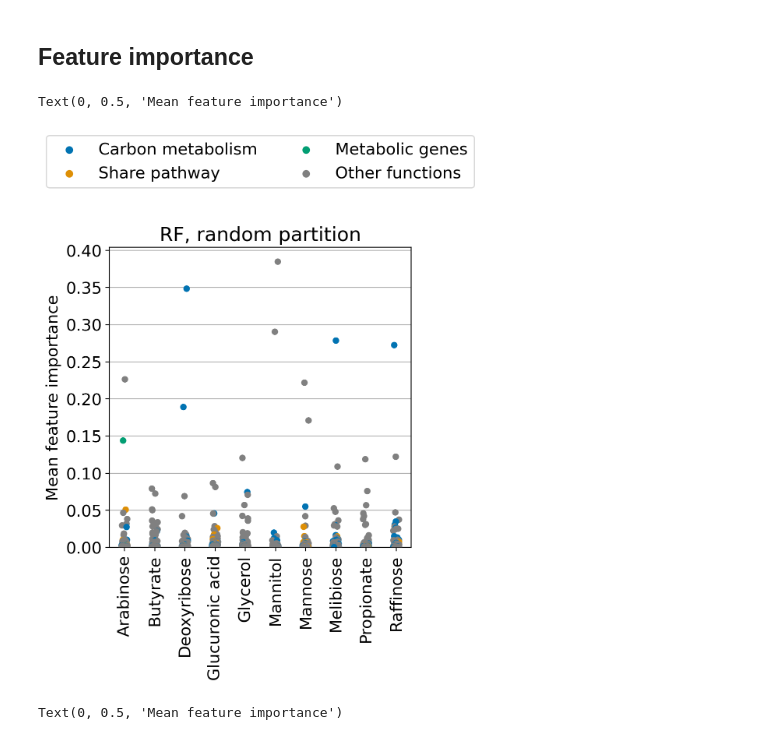
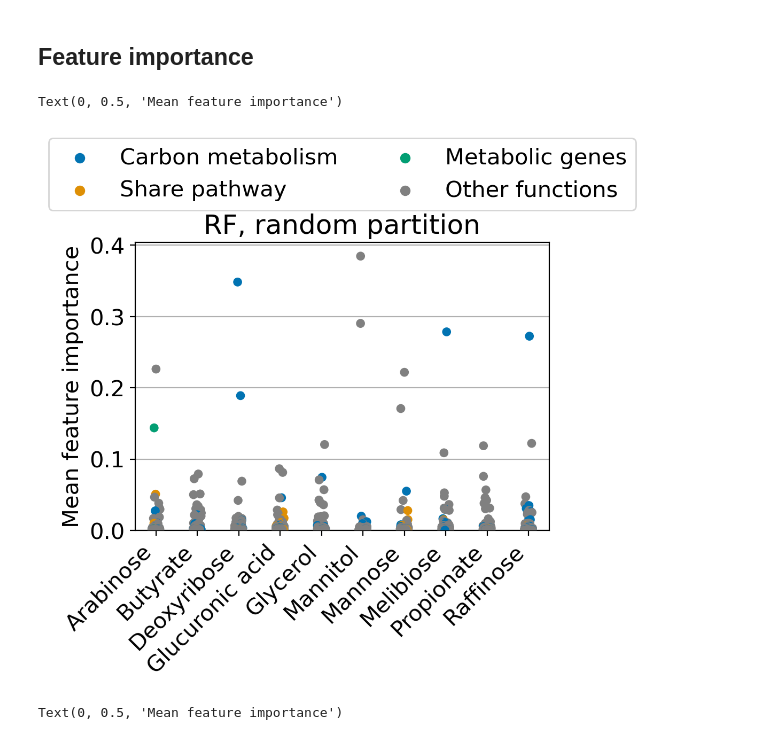
Before and after one commit to zeqianli/CarbonUtilization, a Jupyter notebook: figures.ipynb, the cells around one changed output. Saved outputs shown, nothing was run; the diff lists cells and outputs as text; code cells hidden in the pictures.

```diff
--- a/figures.ipynb
+++ b/figures.ipynb
@@ -440,28 +433,28 @@ for c, row in df_kegg.iterrows():
 # %%
 fi=cal_feature_importance(results_all[results_all['model']=='RF'], zeqian['ko_data'],highlight=highlight_dict,trim=100)
 fi['highlight']=fi['highlight'].map({'':'Other functions','carbon_metabolism': 'Carbon metabolism', 'by_pathway': "Share pathway", 'by_k3_path_directed': "Metabolic genes"})
 colors={'Other functions':'grey','Carbon metabolism':COLORS[0], 'Share pathway':COLORS[1], 'Metabolic genes':COLORS[2]}
 
-plt.figure(figsize=(5,5))
+plt.figure(figsize=(5,3.5))
 sns.stripplot(data=fi, x='carbon_name',y='fi_mean',hue='highlight',palette=colors, hue_order=['Carbon metabolism','Share pathway','Metabolic genes','Other functions'], s=6)
 
 
 # legend out, x lable 90
 ax=plt.gca()
 ax.legend(loc='upper center', bbox_to_anchor=(0.5, 1.4),ncol=2)
-ax.set_xticklabels(ax.get_xticklabels(), rotation=90)
+ax.set_xticklabels(ax.get_xticklabels(), rotation=45, ha='right')
 ax.set_ylim(bottom=0)
 
 plt.title("RF, random partition")
 
 # y grid
 ax.yaxis.grid(True)
 
 plt.xlabel(None)
 plt.ylabel("Mean feature importance")
 # %% [output]
 Text(0, 0.5, 'Mean feature importance')
-[figure, old version]
+[figure, new version]
 # %%
 fi=cal_feature_importance(results_all[results_all['model']=='RF_ooc'], zeqian['ko_data'],highlight=highlight_dict,trim=100)
 fi['highlight']=fi['highlight'].map({'':'Other functions','carbon_metabolism': 'Carbon metabolism', 'by_pathway': "Share pathway", 'by_k3_path_directed': "Metabolic genes"})
```
Also changed, not shown: parts of 81 cells of this notebook, 12 other files.
